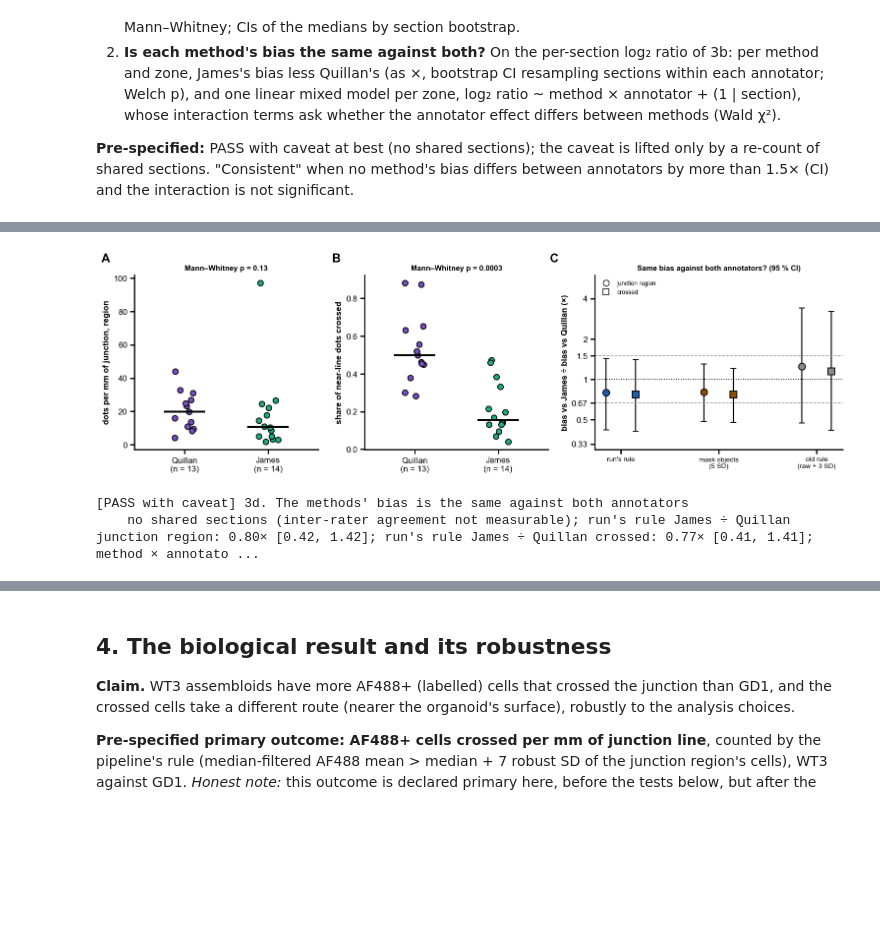
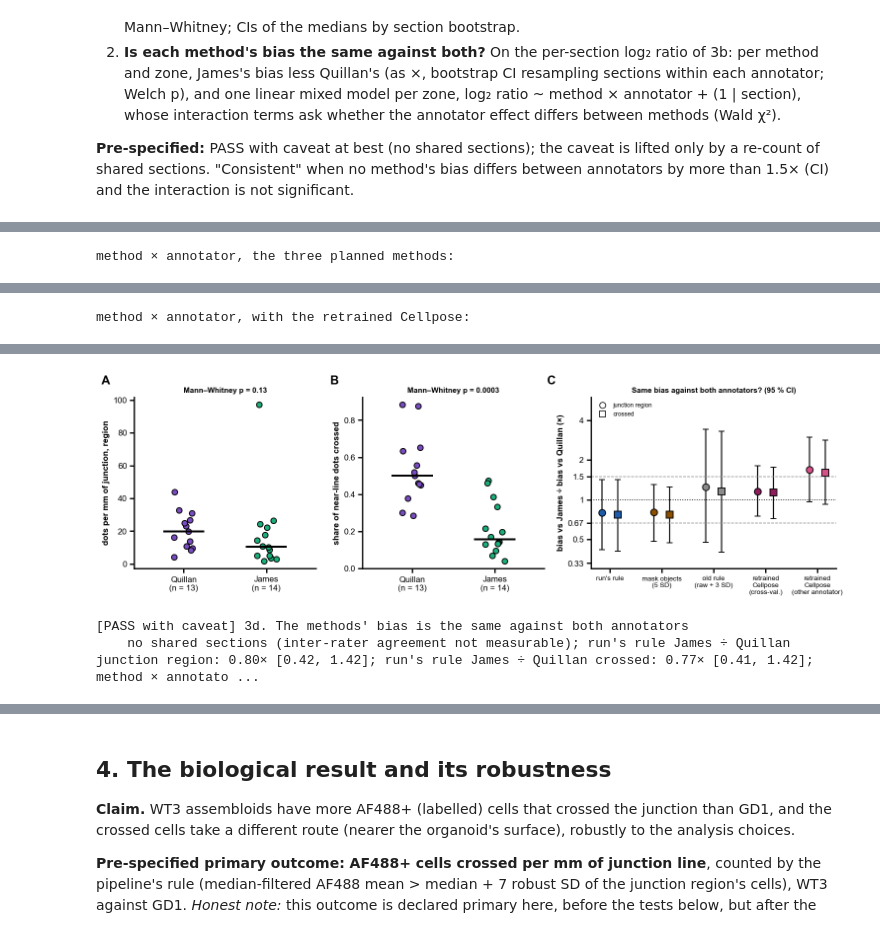
Before and after one commit to daggermaster3000/ARGUS, a Jupyter notebook: notebooks/publication/01_pipeline_validation.ipynb, the cells around one changed output, grey strips where cells are left out. Cells and saved outputs as stored; diff of their text form; code cells hidden in the pictures; blank space fills up the shorter version.

```diff
--- a/notebooks/publication/01_pipeline_validation.ipynb
+++ b/notebooks/publication/01_pipeline_validation.ipynb
@@ -1719,12 +1835,12 @@ F1 = 2 · P · R / (P + R). 95 % CIs: 2 000 bootstraps of whole sections (the po
 def tally_of(name, method, zone):
     d = DOTS[name]
     d_here = in_zone(d, zone)
-    if method == BODIES:
-        o = OBJECTS[name]
+    if method in OBJ_TABLES:
+        o, hit = OBJ_TABLES[method][name], OBJ_HITS[method][name]
         o_here = in_zone(o, zone)
-        held = np.isin(o["object"].to_numpy(), d["object"].to_numpy()[d["object"].to_numpy() > 0])
+        held = np.isin(o["object"].to_numpy(), hit[hit > 0])
         return {"positives": int(o_here.sum()), "with a dot": int((o_here & held).sum()),
-                "dots": int(d_here.sum()), "found": int((d_here & (d["object"].to_numpy() > 0)).sum())}
+                "dots": int(d_here.sum()), "found": int((d_here & (hit > 0)).sum())}
     c = CELLS[name]
     here, clicked = in_zone(c, zone), c["clicked"].to_numpy(bool)
     called = c[method].to_numpy(bool) & here
@@ -1734,7 +1850,7 @@ def tally_of(name, method, zone):
 
 
 tally = pd.DataFrame([{"name": n, "annotator": hand_sections.at[n, "annotator"], "zone": zone, "method": m,
-                       **tally_of(n, m, zone)} for n in names for zone in ZONES for m in METHODS])
+                       **tally_of(n, m, zone)} for n in names for zone in ZONES for m in METHODS + CELL_EXTRA])
 
 
 def precision(t):
@@ -1752,7 +1868,7 @@ def f1_of(t):
 
 prf_rows = []
 for zone in ZONES:
-    for method in METHODS:
+    for method in METHODS + CELL_EXTRA:
         for who in [*WHO, "pooled"]:
             t = tally[(tally["zone"] == zone) & (tally["method"] == method)]
             t = t if who == "pooled" else t[t["annotator"] == who]
@@ -1765,7 +1881,7 @@ for zone in ZONES:
 prf = pd.DataFrame(prf_rows).set_index(["zone", "method", "annotator"])
 display(prf.round(2))
 
-fig, axes = plt.subplots(len(ZONES), 3, figsize=(13, 4.0 * len(ZONES)), sharey=True, squeeze=False)
+fig, axes = plt.subplots(len(ZONES), 3, figsize=(2.6 * len(METHODS) + 5.2, 4.0 * len(ZONES)), sharey=True, squeeze=False)
 for i, zone in enumerate(ZONES):
     for j, measure in enumerate(("precision", "recall", "F1")):
         ax = axes[i, j]
@@ -1780,7 +1896,7 @@ for i, zone in enumerate(ZONES):
         if measure == "recall":
             for k, who in enumerate(WHO):
                 ax.axhline(ceiling.at[(who, zone), "matched 1 to 1"], color=ANNOTATOR_COLOURS[who], ls="--", lw=1.4)
-        ax.set_xticks(range(len(METHODS)), [m.replace(" (", "\n(") for m in METHODS], fontsize=9)
+        ax.set_xticks(range(len(METHODS)), [tick_label(m) for m in METHODS], fontsize=9)
         ax.set_ylim(0, 1.05)
         ax.set_title(f"{zone}: {measure}")
         if j == 0:
@@ -1886,23 +2002,35 @@ for zone in ZONES:
 bias_diff = pd.DataFrame(diff_rows).set_index(["zone", "method"])
 display(bias_diff.round(3))
 
-long = counts.melt(id_vars=["name", "annotator", "zone", "hand"], value_vars=METHODS, var_name="method", value_name="count")
-long["lr"] = np.log2((long["count"] + 1) / (long["hand"] + 1))
-long["method"] = pd.Categorical(long["method"], METHODS)
-mixed = {}
-for zone in ZONES:
-    g = long[long["zone"] == zone]
-    fit = smf.mixedlm("lr ~ C(method) * C(annotator, Treatment('Quillan'))", g, groups=g["name"]).fit(reml=True)
-    terms = [t for t in fit.params.index if ":" in t]
-    b, V = fit.params[terms].to_numpy(), fit.cov_params().loc[terms, terms].to_numpy()
-    wald = float(b @ np.linalg.solve(V, b))
-    annot = "C(annotator, Treatment('Quillan'))[T.James]"
-    mixed[zone] = {"annotator effect on the run's rule ×": 2 ** fit.params[annot],
-                   "low": 2 ** fit.conf_int().loc[annot, 0], "high": 2 ** fit.conf_int().loc[annot, 1],
-                   "p annotator": fit.pvalues[annot], "interaction Wald χ²": wald, "df": len(terms),
-                   "p interaction": stats.chi2.sf(wald, len(terms)), "section SD (log₂)": float(np.sqrt(fit.cov_re.iloc[0, 0]))}
-mixed = pd.DataFrame(mixed).T
+def interaction(methods):
+    """Per zone: log₂ ratio ~ method × annotator + (1 | section); the interaction's Wald χ² over all its terms."""
+    long = counts.melt(id_vars=["name", "annotator", "zone", "hand"], value_vars=methods, var_name="method",
+                       value_name="count")
+    long["lr"] = np.log2((long["count"] + 1) / (long["hand"] + 1))
+    long["method"] = pd.Categorical(long["method"], methods)
+    out = {}
+    for zone in ZONES:
+        g = long[long["zone"] == zone]
+        fit = smf.mixedlm("lr ~ C(method) * C(annotator, Treatment('Quillan'))", g, groups=g["name"]).fit(reml=True)
+        terms = [t for t in fit.params.index if ":" in t]
+        b, V = fit.params[terms].to_numpy(), fit.cov_params().loc[terms, terms].to_numpy()
+        wald = float(b @ np.linalg.solve(V, b))
+        annot = "C(annotator, Treatment('Quillan'))[T.James]"
+        out[zone] = {"annotator effect on the run's rule ×": 2 ** fit.params[annot],
+                     "low": 2 ** fit.conf_int().loc[annot, 0], "high": 2 ** fit.conf_int().loc[annot, 1],
+                     "p annotator": fit.pvalues[annot], "interaction Wald χ²": wald, "df": len(terms),
+                     "p interaction": stats.chi2.sf(wald, len(terms)),
+                     "section SD (log₂)": float(np.sqrt(fit.cov_re.iloc[0, 0]))}
+    return pd.DataFrame(out).T
+
+
+mixed = interaction(BASE_METHODS)          # the pre-specified test, on the methods it was planned with
+print("method × annotator, the three planned methods:")
 display(mixed.round(3))
+if METHODS != BASE_METHODS:                # and with the retrained Cellpose added (its own reading in 3e)
+    mixed_all = interaction(METHODS)
+    print("method × annotator, with the retrained Cellpose:")
+    display(mixed_all.round(3))
 
 fig, axes = plt.subplots(1, 3, figsize=(14, 4.4), gridspec_kw={"width_ratios": [1, 1, 1.35]})
 for ax, measure, label in ((axes[0], "dots per mm, region", "dots per mm of junction, region"),
@@ -1932,7 +2060,7 @@ ax.set_yscale("log", base=2)
 ax.set_ylim(0.3, 6)
 ax.set_yticks([0.33, 0.5, 2 / 3, 1, 1.5, 2, 4], ["0.33", "0.5", "0.67", "1", "1.5", "2", "4"])
 ax.minorticks_off()
-ax.set_xticks(range(len(METHODS)), [m.replace(" (", "\n(") for m in METHODS], fontsize=9)
+ax.set_xticks(range(len(METHODS)), [tick_label(m) for m in METHODS], fontsize=9)
 ax.set_ylabel("bias vs James ÷ bias vs Quillan (×)")
 ax.set_title("Same bias against both annotators? (95 % CI)", fontsize=10)
 handles = [mpl.lines.Line2D([], [], marker=mk, ls="", mfc="white", mec="black", ms=8, label=z)
@@ -1944,7 +2072,8 @@ save(fig, "pos_d_annotators")
 plt.show()
 
 worst = bias_diff["James ÷ Quillan ×"].apply(lambda v: max(v, 1 / v))
-consistent = bool(((bias_diff["low"] >= 1 / 1.5) & (bias_diff["high"] <= 1.5)).all() and (mixed["p interaction"] >= 0.05).all())
+planned = bias_diff.loc[(slice(None), BASE_METHODS), :]
+consistent = bool(((planned["low"] >= 1 / 1.5) & (planned["high"] <= 1.5)).all() and (mixed["p interaction"] >= 0.05).all())
 verdict("3d. The methods' bias is the same against both annotators", "PASS with caveat",
         f"no shared sections (inter-rater agreement not measurable); "
         + "; ".join(f"run's rule James ÷ Quillan {z}: {bias_diff.at[(z, RUN_RULE), 'James ÷ Quillan ×']:.2f}× "
@@ -1974,3 +2107,5 @@ verdict("3d. The methods' bias is the same against both annotators", "PASS with
+method × annotator, the three planned methods:
 |  | annotator effect on the run's rule × | low | high | p annotator | interaction Wald χ² | df | p interaction | ... |
 | junction region | 0.795 | 0.376 | 1.683 | 0.549 | 1.508 | 2.0 | 0.470 | ... |
 | crossed | 0.772 | 0.356 | 1.674 | 0.512 | 1.097 | 2.0 | 0.578 | ... |
+method × annotator, with the retrained Cellpose:
@@ -1977,4 +2115,4 @@ verdict("3d. The methods' bias is the same against both annotators", "PASS with
-[figure, old version]
+[figure, new version]
-[PASS with caveat] 3d. The methods' bias is the same against both annotators
-    no shared sections (inter-rater agreement not measurable); run's rule James ÷ Quillan junction region: 0.80× [0.42, 1.42]; run's rule James ÷ Quillan crossed: 0.77× [0.41, 1.41]; method × annotato ...
+[PASS with caveat] 3d. The methods' bias is the same against both annotators
+    no shared sections (inter-rater agreement not measurable); run's rule James ÷ Quillan junction region: 0.80× [0.42, 1.42]; run's rule James ÷ Quillan crossed: 0.77× [0.41, 1.42]; method × annotato ...
 # %% [markdown]
```
Also changed, not shown: parts of 15 cells of this notebook, 4 other files.
